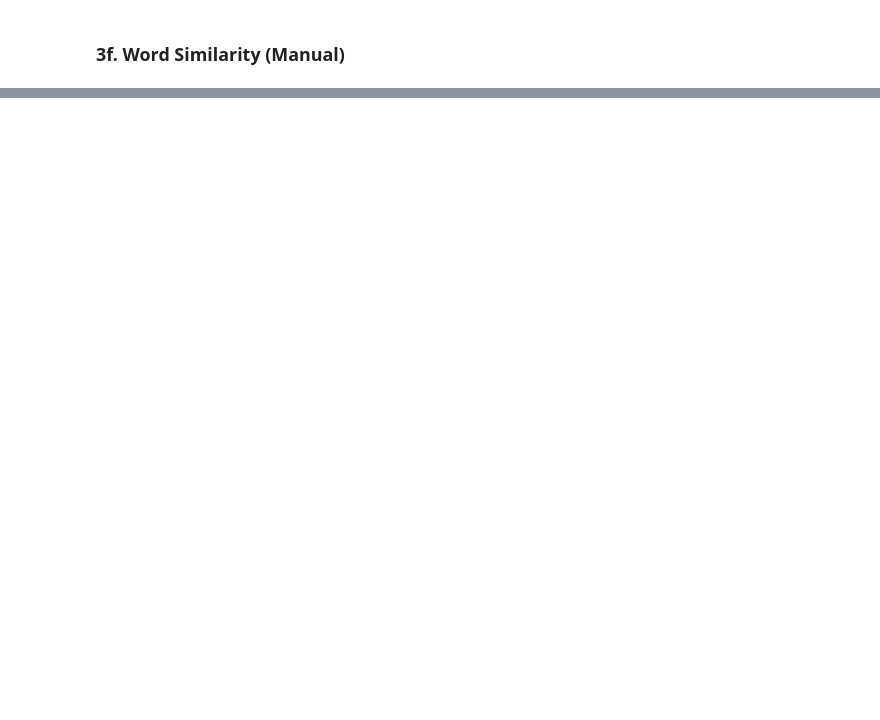
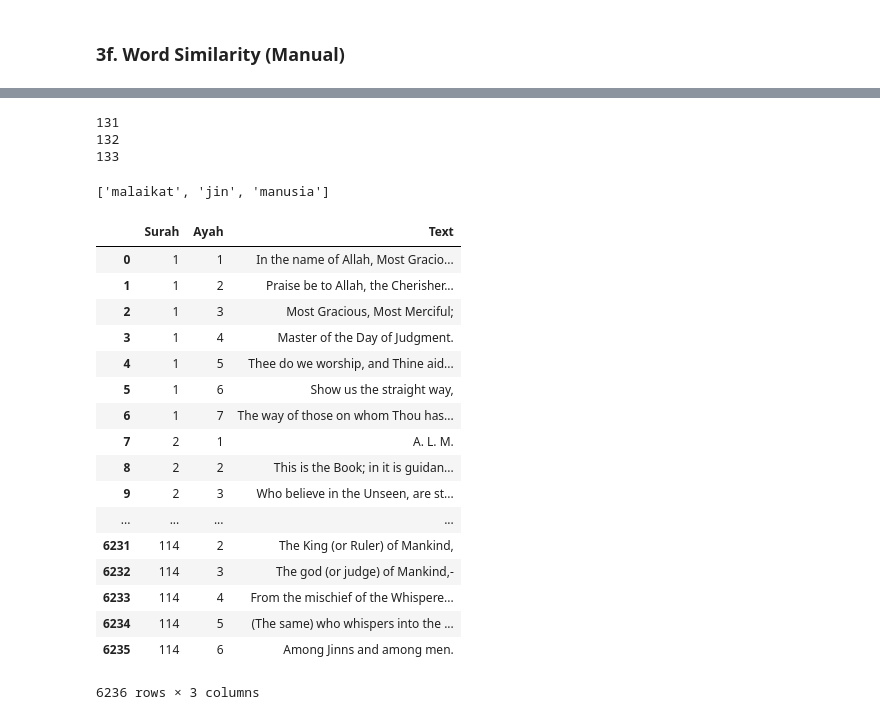
Before and after one commit to faizghifari/indonesian-quran-verse-extractor, a Jupyter notebook: models.ipynb, the cells around one changed output, grey strips where cells are left out. Cells and saved outputs as stored; diff of their text form; code cells hidden in the pictures; blank space fills up the shorter version.

```diff
--- a/models.ipynb
+++ b/models.ipynb
@@ -257,0 +268,56 @@ accuracy:  0.0
+# %%
+answer = []
+
+for result in results:
+    idx = 0
+    for label in result:
+        if label == 1:
+            print(idx)
+            for name, key in target_dict.items():
+                if key == idx:
+                    answer.append(name)
+        idx = idx + 1
+
+answer
+# %% [output]
+131
+132
+133
+['malaikat', 'jin', 'manusia']
+# %%
+id_quran = pd.read_csv("quran/Indonesian.csv")
+ar_quran = pd.read_csv("quran/Arabic-Original.csv")
+en_quran = pd.read_csv("quran/en.yusufali.csv")
+
+for i in range(0,16):
+    id_quran = id_quran.drop(id_quran.columns[0], axis=1)
+# %%
+output_text = ''
+
+for id_text in id_quran['surah|ayah|text']:
+    if id_text.find('4|63|') != -1:
+        output_text = id_text
+        break
+
+surah, ayah, id_translate = output_text.split("|")
+
+en_quran
+# %% [output]
+|  | Surah | Ayah | Text |
+| 0 | 1 | 1 | In the name of Allah, Most Gracio... |
+| 1 | 1 | 2 | Praise be to Allah, the Cherisher... |
+| 2 | 1 | 3 | Most Gracious, Most Merciful; |
+| 3 | 1 | 4 | Master of the Day of Judgment. |
+| 4 | 1 | 5 | Thee do we worship, and Thine aid... |
+| 5 | 1 | 6 | Show us the straight way, |
+| 6 | 1 | 7 | The way of those on whom Thou has... |
+| 7 | 2 | 1 | A. L. M. |
+| 8 | 2 | 2 | This is the Book; in it is guidan... |
+| 9 | 2 | 3 | Who believe in the Unseen, are st... |
+| ... | ... | ... | ... |
+| 6231 | 114 | 2 | The King (or Ruler) of Mankind, |
+| 6232 | 114 | 3 | The god (or judge) of Mankind,- |
+| 6233 | 114 | 4 | From the mischief of the Whispere... |
+| 6234 | 114 | 5 | (The same) who whispers into the ... |
+| 6235 | 114 | 6 | Among Jinns and among men. |
+6236 rows × 3 columns
```
Also changed, not shown: parts of 9 cells of this notebook, 9 other files.
